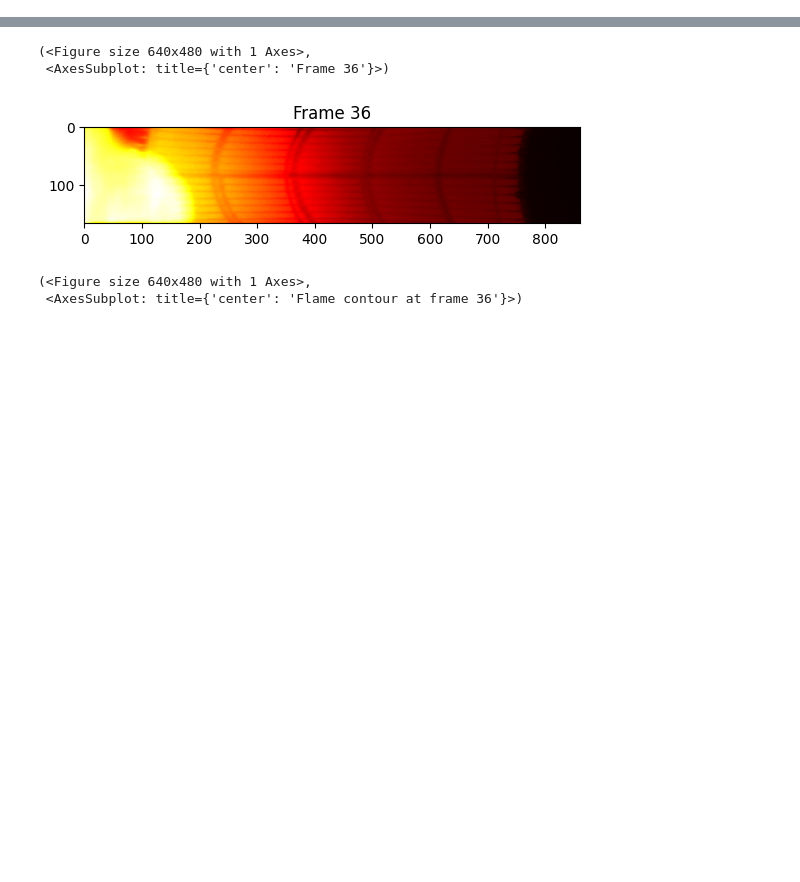
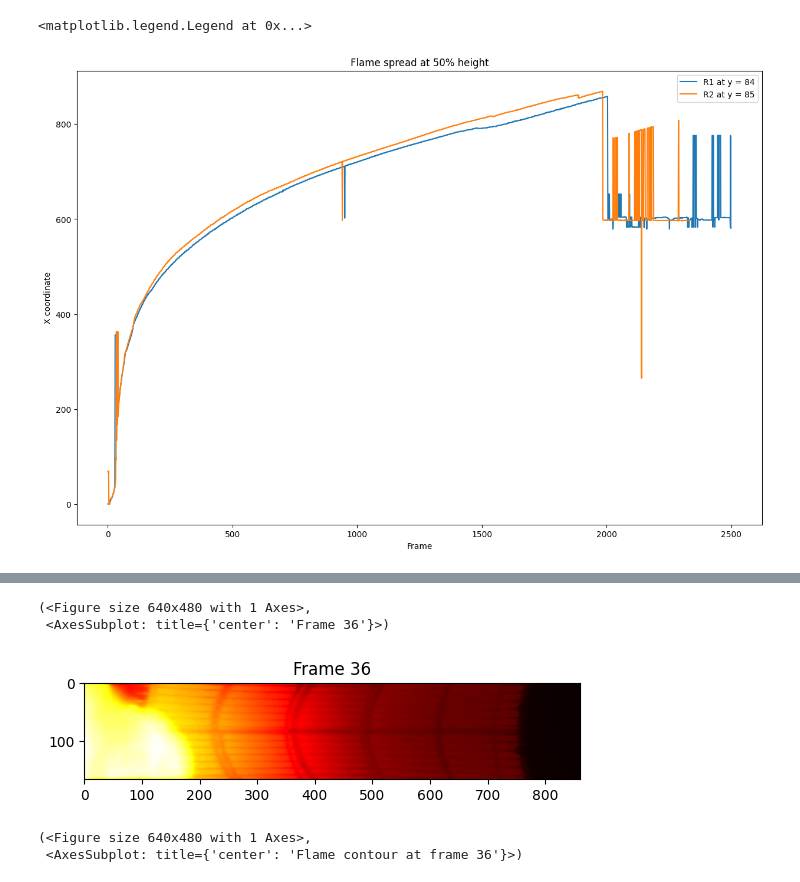
Before and after one commit to FireDynamics/FlameTrack, a Jupyter notebook: test.ipynb, the cells around one changed output, grey strips where cells are left out. Drawn from its saved outputs; the diff is of its cells as text; code cells hidden in the pictures; blank space fills up the shorter version.

```diff
--- a/test.ipynb
+++ b/test.ipynb
@@ -13,6 +10,24 @@ The autoreload extension is already loaded. To reload it, use:
 # %%
 exp_name ='lfs_pmma_DE_6mm_tc_R1_0001'
+# exp_name2 ='lfs_pmma_DE_6mm_tc_R2_0001'
 dewarped_data= get_dewarped_data(exp_name)
+edge_results1 = get_edge_results(exp_name)
+# edge_results2 = get_edge_results(exp_name2)
 # %%
-edge_results = get_edge_results(exp_name)
+
+fig, ax = plt.subplots()
+fig.set_size_inches(15, 10)
+y1 = edge_results1.shape[1]//2
+y2 = edge_results2.shape[1]//2
+y1 = -y1 -1
+y2 = -y2 -1
+ax.plot(edge_results1.T[y1],label='R1 at y = {}'.format(-y1))
+ax.plot(edge_results2.T[y2],label='R2 at y = {}'.format(-y2))
+ax.set_title('Flame spread at 50% height')
+ax.set_xlabel('Frame')
+ax.set_ylabel('X coordinate')
+ax.legend()
+# %% [output]
+<matplotlib.legend.Legend at 0x...>
+[figure, added]
 # %%
```
Also changed, not shown: parts of 2 cells of this notebook, 1 other file.
